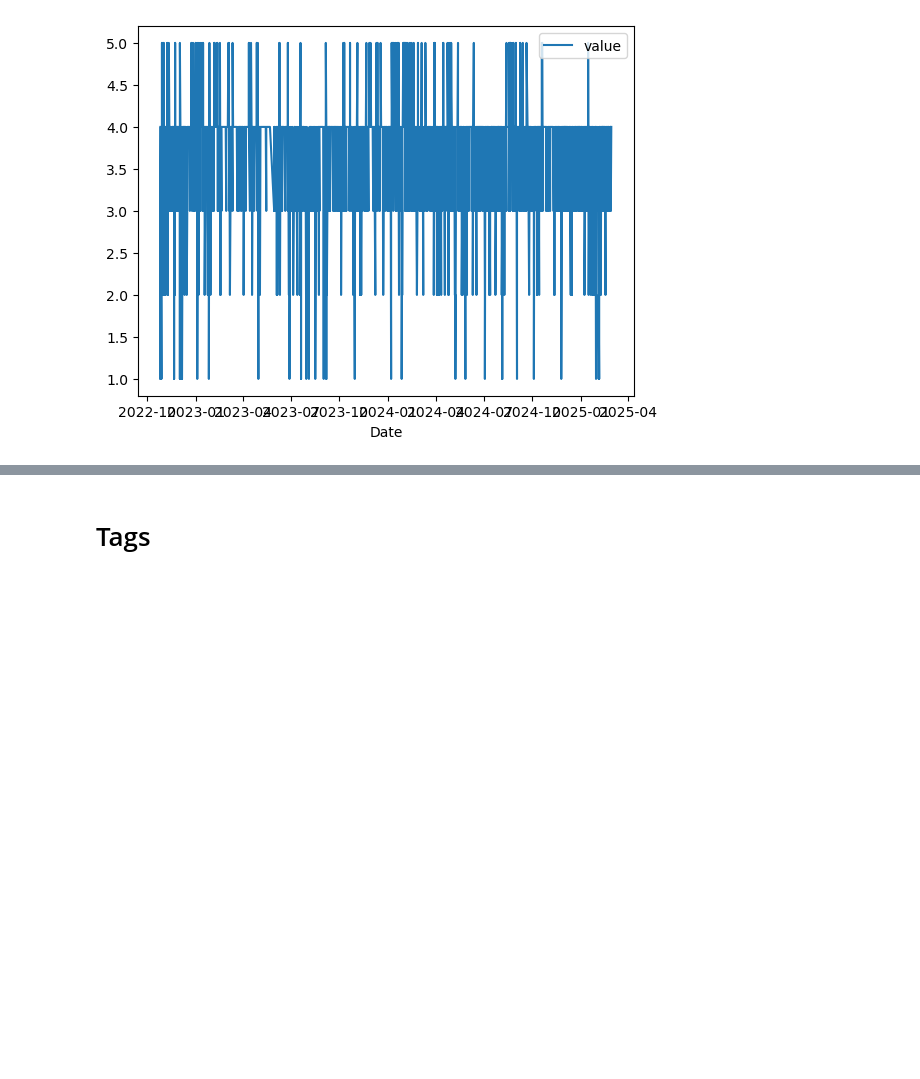
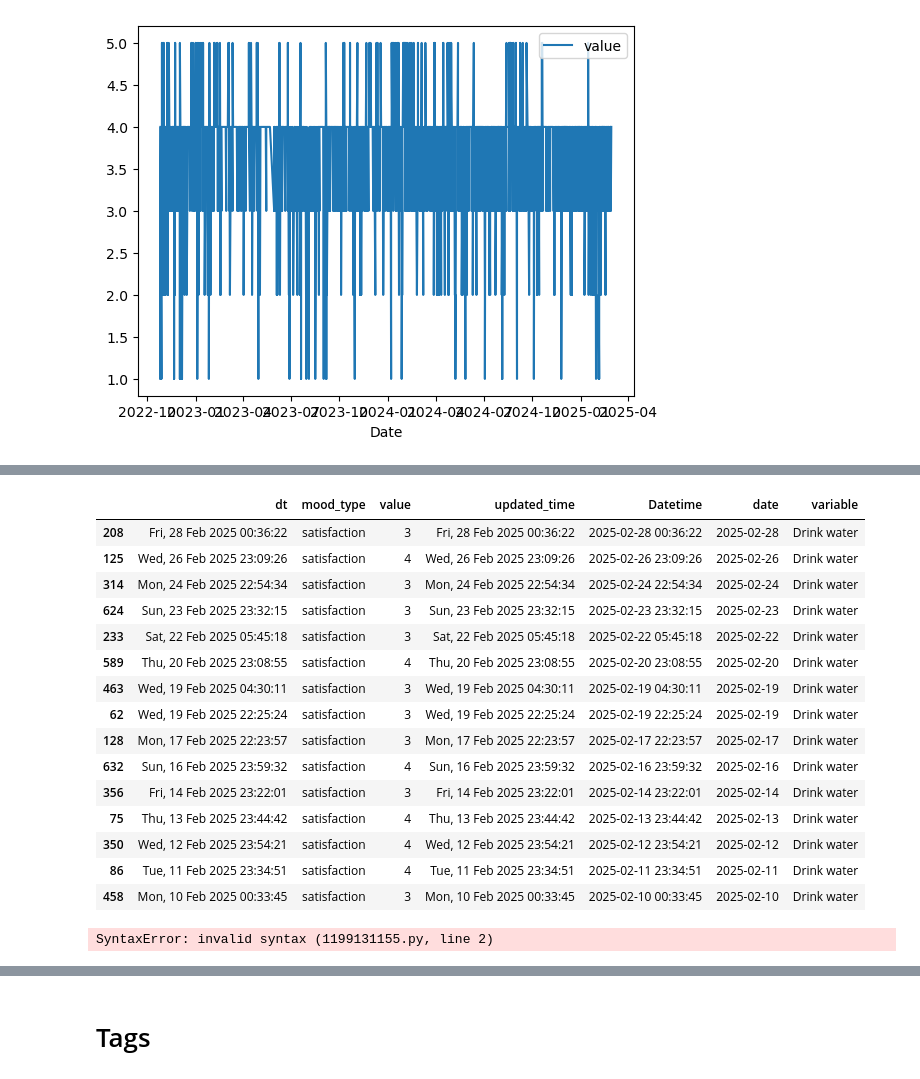
Before and after one commit to kaley-neufeld/Mental-Health-Project, a Jupyter notebook: mood data exploration.ipynb, the cells around one changed output, grey strips where cells are left out. Drawn from its saved outputs; the diff is of its cells as text; code cells hidden in the pictures; blank space fills up the shorter version.

```diff
--- a/mood data exploration.ipynb
+++ b/mood data exploration.ipynb
@@ -92,3 +135,3 @@ motivation_data.groupby('value').count()
 # %%
-satisfaction_data = mood_data[mood_data['mood_type'] == 'satisfaction']
+satisfaction_df = mood_data[mood_data['mood_type'] == 'satisfaction']
 # %%
@@ -100,3 +143,9 @@ satisfaction_data.head()
 | 11 | Sun, 3 Nov 2024 01:17:46 | satisfaction | 3 | Sun, 3 Nov 2024 01:17:46 |
 | 14 | Wed, 14 Dec 2022 03:26:55 | satisfaction | 4 | Wed, 14 Dec 2022 03:26:55 |
 | 16 | Sat, 20 May 2023 00:25:57 | satisfaction | 4 | Sat, 20 May 2023 00:25:57 |
+# %%
+satisfaction_df['Datetime'] = pd.to_datetime(satisfaction_df.dt)
+satisfaction_df['Date'] = satisfaction_df['Datetime'].dt.date
+
+#just looking, this doesn't save the sort
+satisfaction_df.sort_values('dt',ascending=False).head()
@@ -112,3 +180,6 @@ feeling_data.plot(x='Date', y='value');
 # %%
 # feelings (1=bad ... 5=great) as response variable, "effect" ?
 # Ordinal Logistic Regression
+# %%
+completed_variables_df = pd.read_csv('completed_variables.csv')
+completed_variables_df.head()
@@ -114,0 +193,4 @@ feeling_data.plot(x='Date', y='value');
+# %%
+water_drunk_df = completed_variables_df.query("variable == 'Drink water'")
+water_drunk_df['date'] = pd.to_datetime(water_drunk_df['date']).dt.date
+water_drunk_df.head()
@@ -114,0 +209,20 @@ feeling_data.plot(x='Date', y='value');
+# %%
+pd.merge(satisfaction_df, water_drunk_df, left_on='Date', right_on='date', how='left')\
+    .drop('Date', axis=1).sort_values('date', ascending=False).head(15)
+# %% [output]
+|  | dt | mood_type | value | updated_time | Datetime | date | variable |
+| 208 | Fri, 28 Feb 2025 00:36:22 | satisfaction | 3 | Fri, 28 Feb 2025 00:36:22 | 2025-02-28 00:36:22 | 2025-02-28 | Drink water |
+| 125 | Wed, 26 Feb 2025 23:09:26 | satisfaction | 4 | Wed, 26 Feb 2025 23:09:26 | 2025-02-26 23:09:26 | 2025-02-26 | Drink water |
+| 314 | Mon, 24 Feb 2025 22:54:34 | satisfaction | 3 | Mon, 24 Feb 2025 22:54:34 | 2025-02-24 22:54:34 | 2025-02-24 | Drink water |
+| 624 | Sun, 23 Feb 2025 23:32:15 | satisfaction | 3 | Sun, 23 Feb 2025 23:32:15 | 2025-02-23 23:32:15 | 2025-02-23 | Drink water |
+| 233 | Sat, 22 Feb 2025 05:45:18 | satisfaction | 3 | Sat, 22 Feb 2025 05:45:18 | 2025-02-22 05:45:18 | 2025-02-22 | Drink water |
+| 589 | Thu, 20 Feb 2025 23:08:55 | satisfaction | 4 | Thu, 20 Feb 2025 23:08:55 | 2025-02-20 23:08:55 | 2025-02-20 | Drink water |
+| 463 | Wed, 19 Feb 2025 04:30:11 | satisfaction | 3 | Wed, 19 Feb 2025 04:30:11 | 2025-02-19 04:30:11 | 2025-02-19 | Drink water |
+| 62 | Wed, 19 Feb 2025 22:25:24 | satisfaction | 3 | Wed, 19 Feb 2025 22:25:24 | 2025-02-19 22:25:24 | 2025-02-19 | Drink water |
+| 128 | Mon, 17 Feb 2025 22:23:57 | satisfaction | 3 | Mon, 17 Feb 2025 22:23:57 | 2025-02-17 22:23:57 | 2025-02-17 | Drink water |
+| 632 | Sun, 16 Feb 2025 23:59:32 | satisfaction | 4 | Sun, 16 Feb 2025 23:59:32 | 2025-02-16 23:59:32 | 2025-02-16 | Drink water |
+| 356 | Fri, 14 Feb 2025 23:22:01 | satisfaction | 3 | Fri, 14 Feb 2025 23:22:01 | 2025-02-14 23:22:01 | 2025-02-14 | Drink water |
+| 75 | Thu, 13 Feb 2025 23:44:42 | satisfaction | 4 | Thu, 13 Feb 2025 23:44:42 | 2025-02-13 23:44:42 | 2025-02-13 | Drink water |
+| 350 | Wed, 12 Feb 2025 23:54:21 | satisfaction | 4 | Wed, 12 Feb 2025 23:54:21 | 2025-02-12 23:54:21 | 2025-02-12 | Drink water |
+| 86 | Tue, 11 Feb 2025 23:34:51 | satisfaction | 4 | Tue, 11 Feb 2025 23:34:51 | 2025-02-11 23:34:51 | 2025-02-11 | Drink water |
+| 458 | Mon, 10 Feb 2025 00:33:45 | satisfaction | 3 | Mon, 10 Feb 2025 00:33:45 | 2025-02-10 00:33:45 | 2025-02-10 | Drink water |
@@ -115 +233,8 @@ feeling_data.plot(x='Date', y='value');
+# %%
+logr = linear_model.LogisticRegression()
+X =
+y = .value
+logr.fit(X,y)
+# %% [output]
+SyntaxError: invalid syntax (1199131155.py, line 2)
 # %%
```
Also changed, not shown: parts of 29 cells of this notebook, 1 other file.
